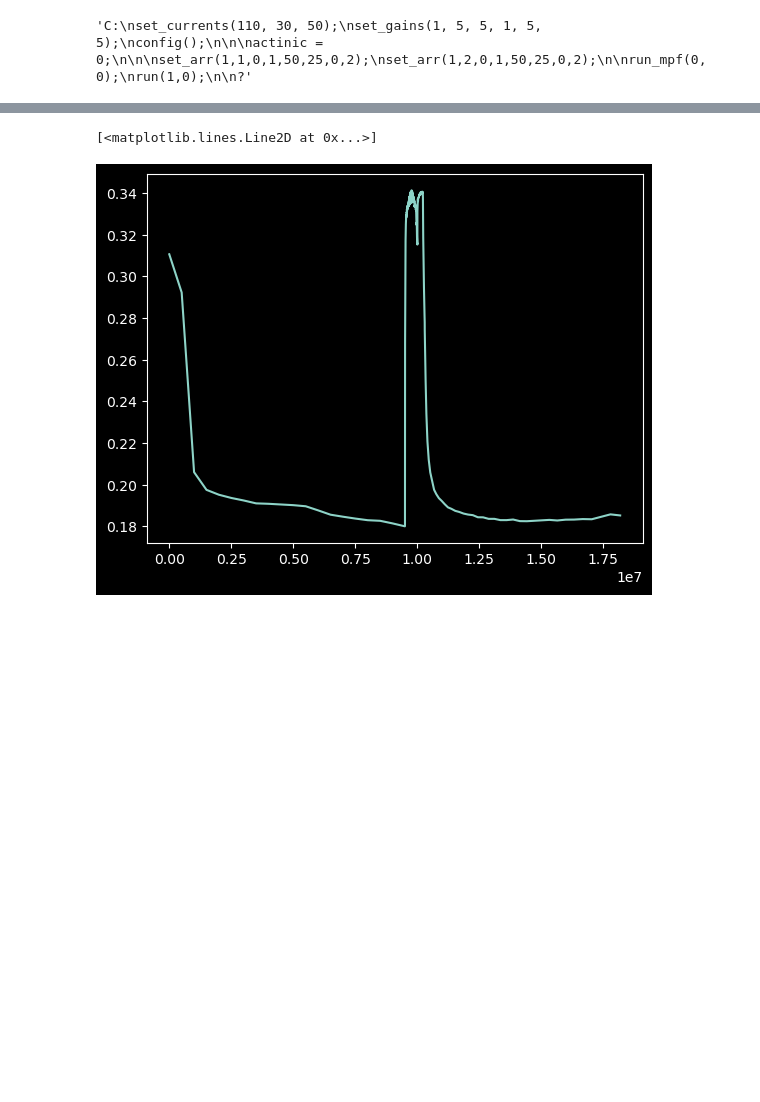
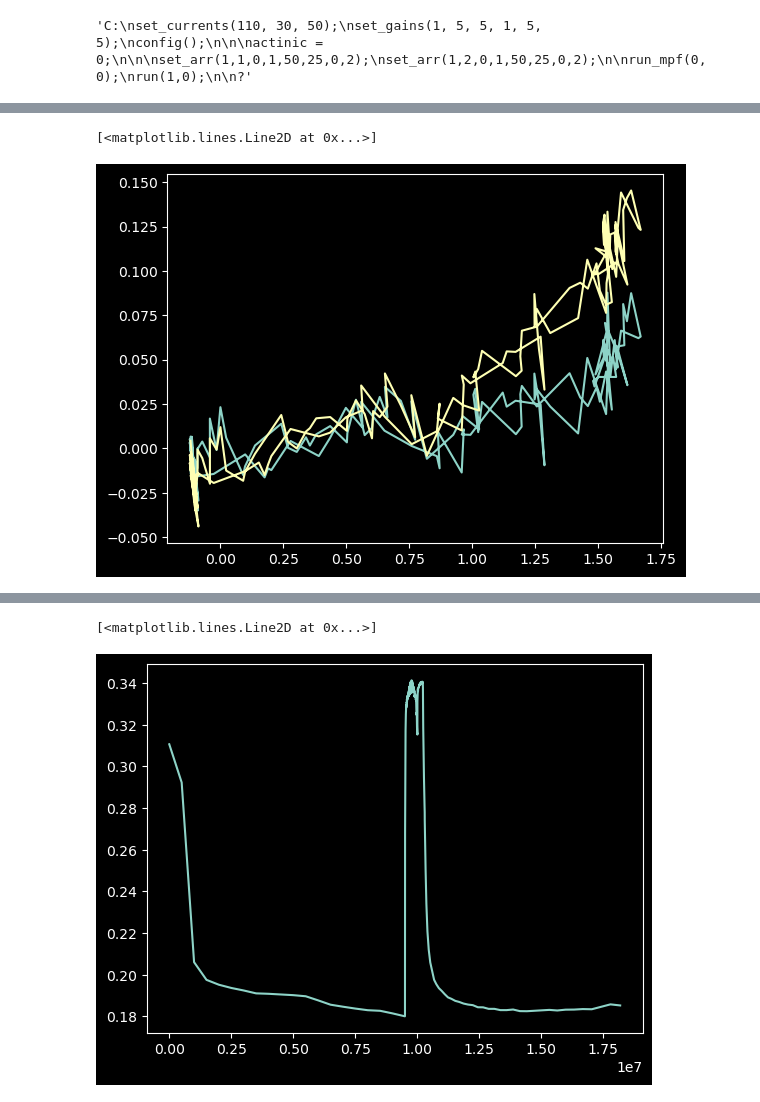
Before and after one commit to Jan-IngenHousz-Institute/ambit, a Jupyter notebook: sender.ipynb, the cells around one changed output, grey strips where cells are left out. Saved outputs shown, nothing was run; the diff lists cells and outputs as text; code cells hidden in the pictures; blank space fills up the shorter version.

```diff
--- a/sender.ipynb
+++ b/sender.ipynb
@@ -197,0 +223,10 @@ Data:730ref,Length:0
+# %%
+x = sig1 / ref1
+y = (sig2 - 50) / (ref2)
+
+y2 = (sig4 - 240) / (ref4)
+plt.plot(x, y - 1.0 * x)
+plt.plot(x, y2 - 1.0 * x)
+# %% [output]
+[<matplotlib.lines.Line2D at 0x...>]
+[figure, added]
```
Also changed, not shown: parts of 15 cells of this notebook, 7 other files.
